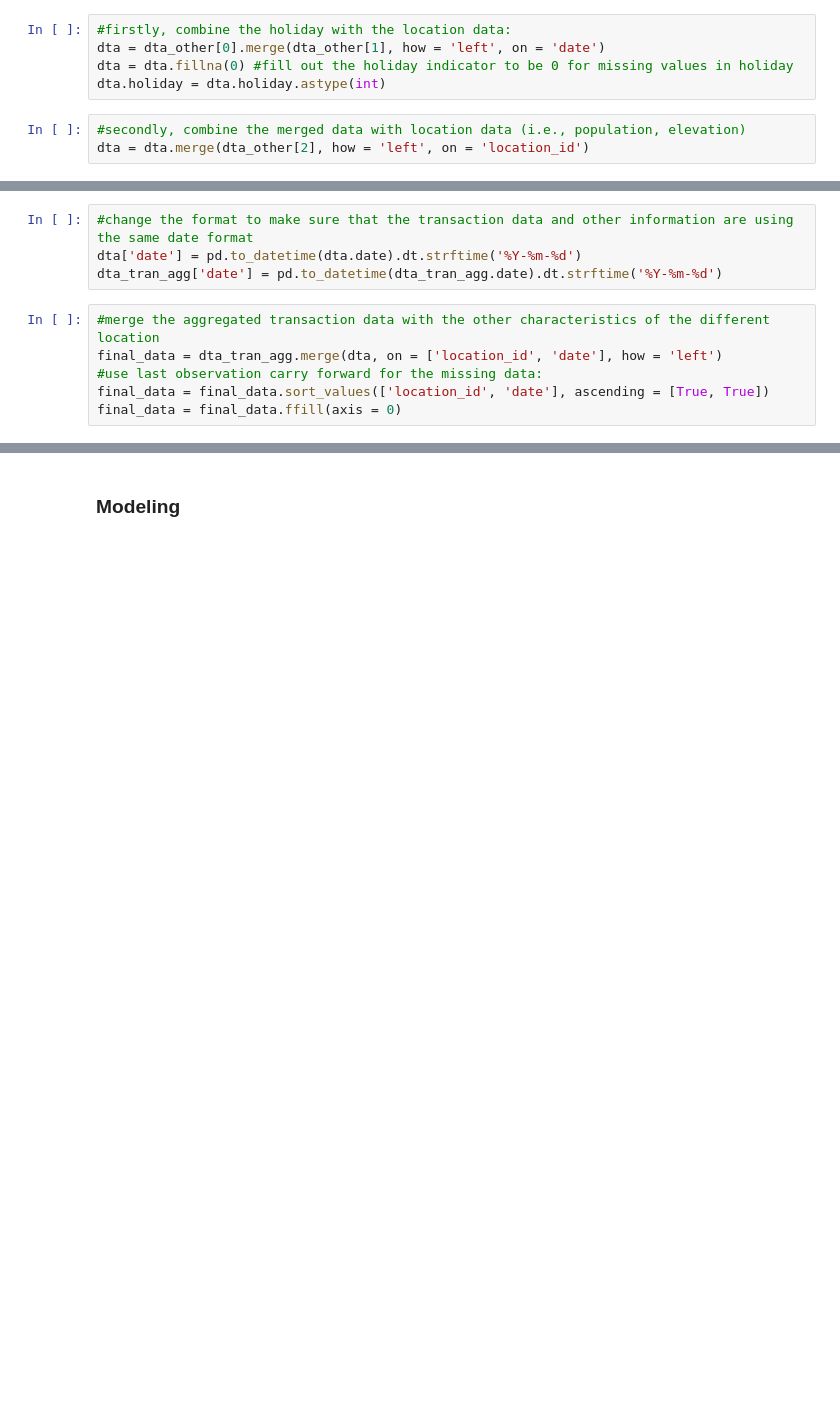
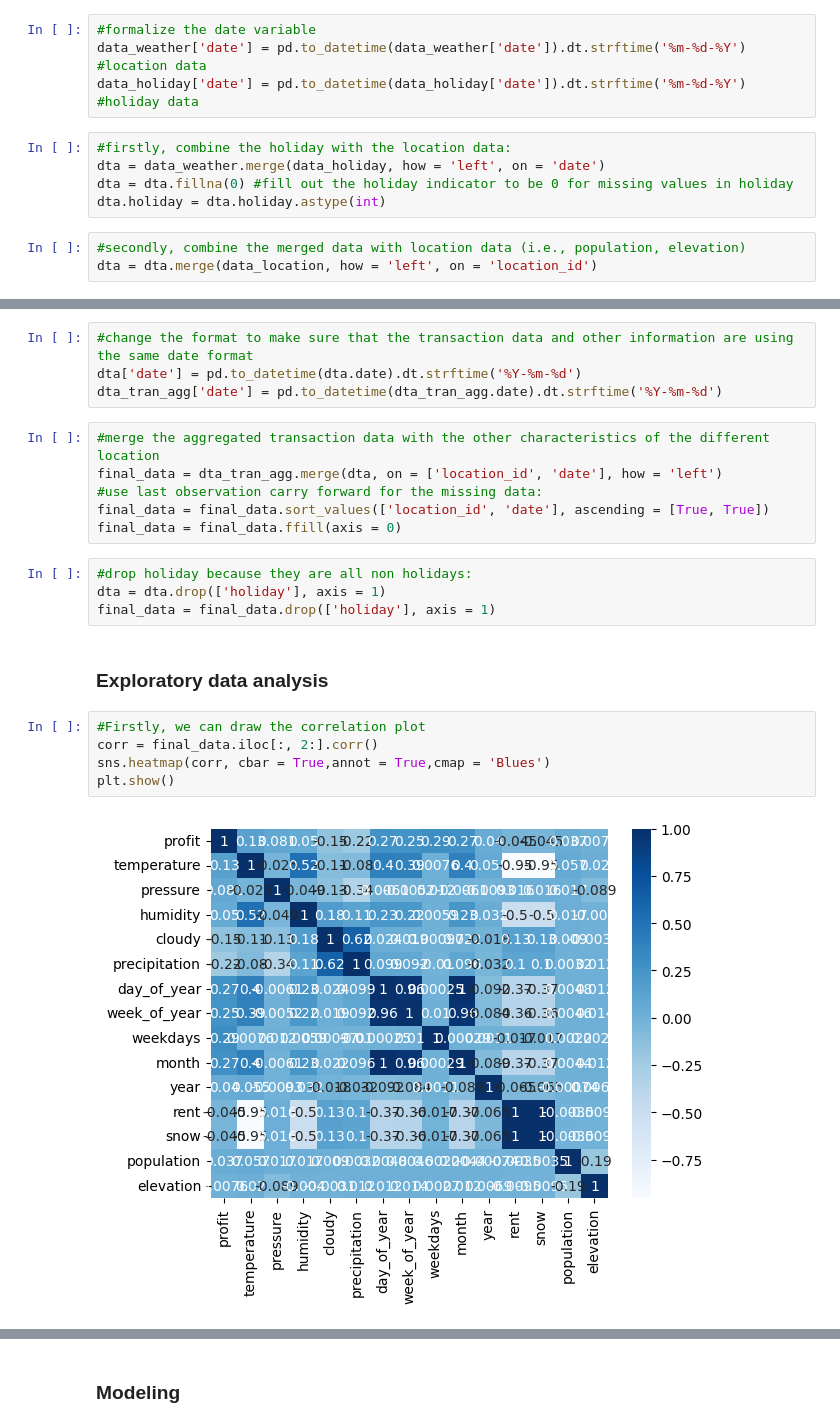
Before and after one commit to lynncyueliang/intern-take-home-assessment, a Jupyter notebook: YueLiang_Lynnc_takehome_assessment.ipynb, the cells around one changed output, grey strips where cells are left out. Saved outputs shown, nothing was run; the diff lists cells and outputs as text; blank space fills up the shorter version.

```diff
--- a/YueLiang_Lynnc_takehome_assessment.ipynb
+++ b/YueLiang_Lynnc_takehome_assessment.ipynb
@@ -56,14 +72,18 @@ for i in data_transac.profit:#.str[2:]:
 data_transac['profit'] = profit
 # %% [markdown]
 ##### Concatenate all other variables except transactions:
+# %%
+#formalize the date variable
+data_weather['date'] = pd.to_datetime(data_weather['date']).dt.strftime('%m-%d-%Y') #location data
+data_holiday['date'] = pd.to_datetime(data_holiday['date']).dt.strftime('%m-%d-%Y') #holiday data
 # %%
 #firstly, combine the holiday with the location data:
-dta = dta_other[0].merge(dta_other[1], how = 'left', on = 'date')
+dta = data_weather.merge(data_holiday, how = 'left', on = 'date')
 dta = dta.fillna(0) #fill out the holiday indicator to be 0 for missing values in holiday
 dta.holiday = dta.holiday.astype(int)
 # %%
 #secondly, combine the merged data with location data (i.e., population, elevation)
-dta = dta.merge(dta_other[2], how = 'left', on = 'location_id')
+dta = dta.merge(data_location, how = 'left', on = 'location_id')
 # %%
 #thirdly, aggregate the profits for each location for each date:
 dta_tran_agg = (data_transac
@@ -113,3 +101,16 @@ final_data = dta_tran_agg.merge(dta, on = ['location_id', 'date'], how = 'left')
 #use last observation carry forward for the missing data:
 final_data = final_data.sort_values(['location_id', 'date'], ascending = [True, True])
 final_data = final_data.ffill(axis = 0)
+# %%
+#drop holiday because they are all non holidays:
+dta = dta.drop(['holiday'], axis = 1)
+final_data = final_data.drop(['holiday'], axis = 1)
+# %% [markdown]
+### Exploratory data analysis
+# %%
+#Firstly, we can draw the correlation plot
+corr = final_data.iloc[:, 2:].corr()
+sns.heatmap(corr, cbar = True,annot = True,cmap = 'Blues')
+plt.show()
+# %% [output]
+[figure, added]
```
Also changed, not shown: parts of 38 cells of this notebook.
